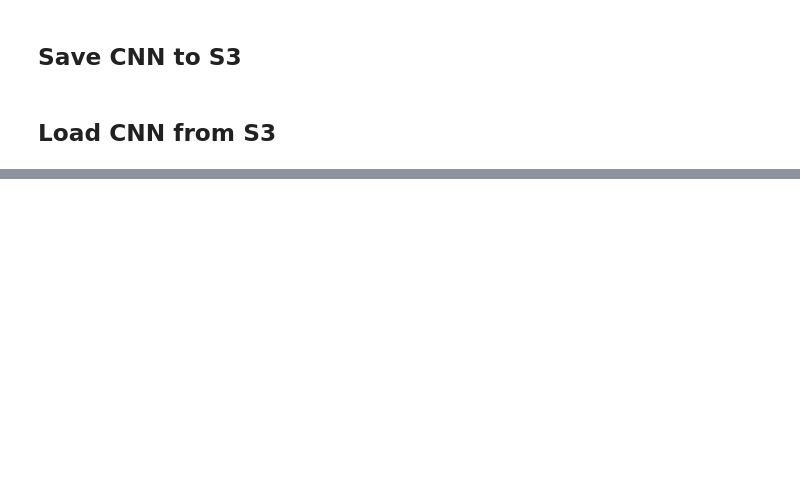
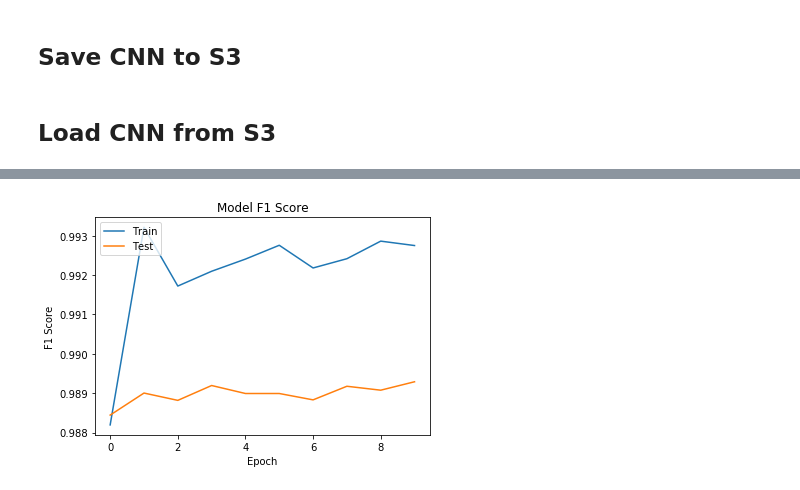
Before and after one commit to lchutny/wildfireplus, a Jupyter notebook: train_cnn_model.ipynb, the cells around one changed output, grey strips where cells are left out. Cells and saved outputs as stored; diff of their text form; code cells hidden in the pictures; blank space fills up the shorter version.

```diff
--- a/train_cnn_model.ipynb
+++ b/train_cnn_model.ipynb
@@ -299,0 +359,11 @@ new_model.set_weights(new_weights)
+# %%
+# Plot training & validation f1 score values
+plt.plot(history.history['f1_score'])
+plt.plot(history.history['val_f1_score'])
+plt.title('Model F1 Score')
+plt.ylabel('F1 Score')
+plt.xlabel('Epoch')
+plt.legend(['Train', 'Test'], loc='upper left')
+plt.show()
+# %% [output]
+[figure, added]
```
Also changed, not shown: parts of 12 cells of this notebook.
